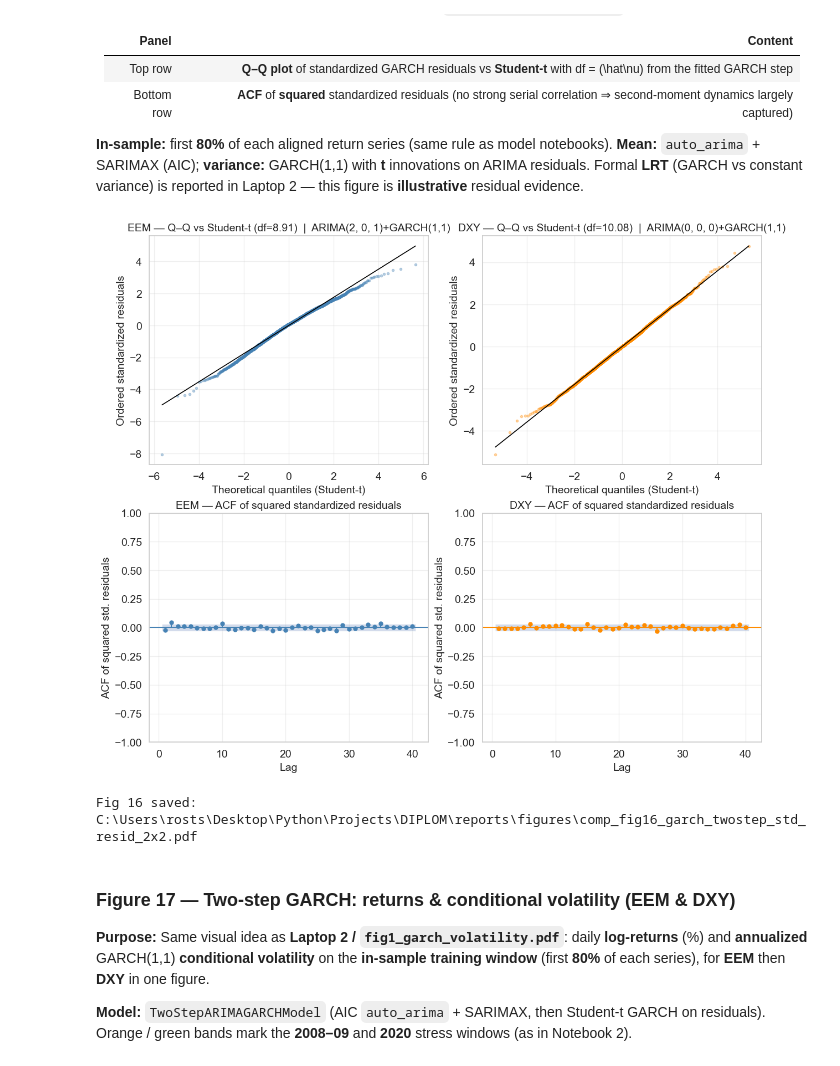
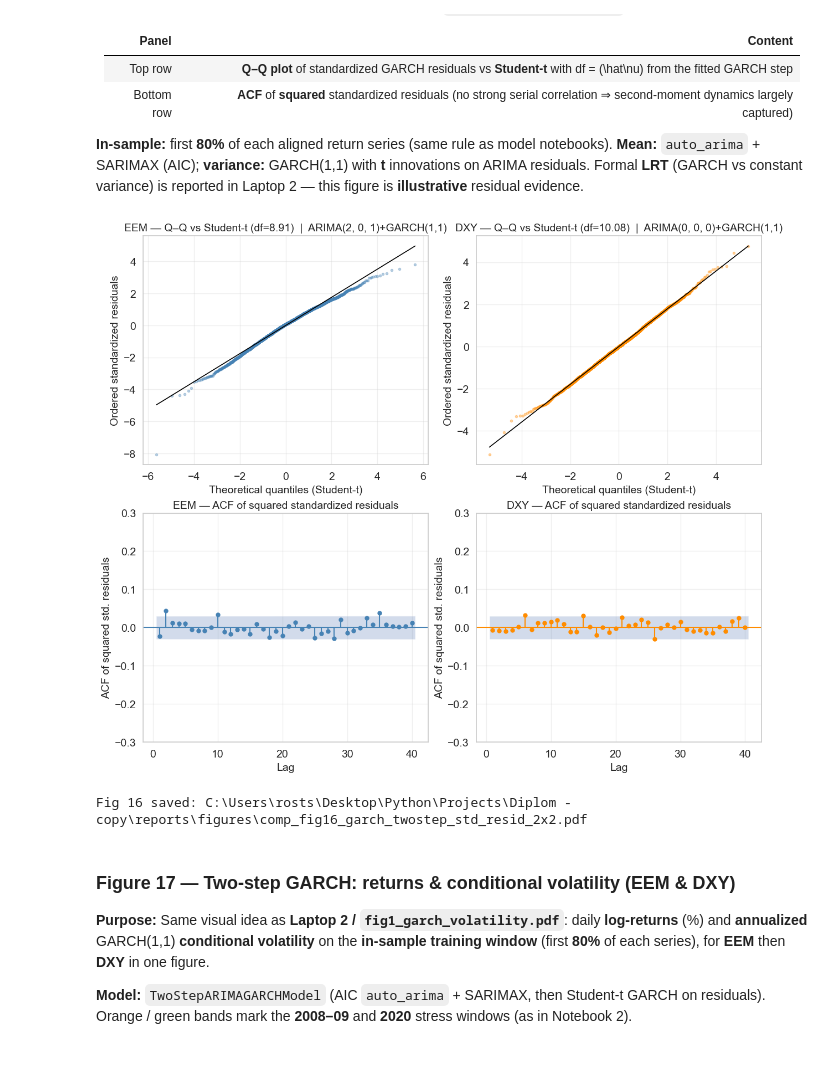
Before and after one commit to KairosPath/BachelorThesis, a Jupyter notebook: 04_comparison.ipynb, the cells around one changed output. Drawn from its saved outputs; the diff is of its cells as text; code cells hidden in the pictures.

```diff
--- a/04_comparison.ipynb
+++ b/04_comparison.ipynb
@@ -667,6 +667,7 @@ for ax, ret, color, name in [
     # Dummy line for legend (empty plot)
     ax.plot([], [], color=color, label=name)
     ax.legend()
+    ax.set_ylim(-0.3, 0.3)
 
 plt.tight_layout(rect=[0, 0, 1, 0.97])
 plt.savefig(OUTDIR / 'comp_fig9_acf.pdf', bbox_inches='tight')
@@ -1007,35 +1008,38 @@ def _acf_sq_f16(ax, z: pd.Series, color: str, title: str):
         alpha=0.05,
         title="",
         color=color,
         vlines_kwargs={"colors": color},
         zero=False
     )
     ax.set_title(title)
     ax.set_xlabel("Lag")
     ax.set_ylabel("ACF of squared std. residuals")
 
 
 z_eem, nu_eem, ord_eem = _fit_garch_std_resid_f16(eem_c)
 z_dxy, nu_dxy, ord_dxy = _fit_garch_std_resid_f16(dxy_c)
 
 fig16, axes16 = plt.subplots(2, 2, figsize=(12, 10), constrained_layout=True)
 _qq_t_f16(
     axes16[0, 0], z_eem, nu_eem, "steelblue",
     f"EEM — Q–Q vs Student-t (df={nu_eem:.2f})  |  ARIMA{ord_eem}+GARCH(1,1)",
 )
 _qq_t_f16(
     axes16[0, 1], z_dxy, nu_dxy, "darkorange",
     f"DXY — Q–Q vs Student-t (df={nu_dxy:.2f})  |  ARIMA{ord_dxy}+GARCH(1,1)",
 )
 _acf_sq_f16(axes16[1, 0], z_eem, "steelblue", "EEM — ACF of squared standardized residuals")
 _acf_sq_f16(axes16[1, 1], z_dxy, "darkorange", "DXY — ACF of squared standardized residuals")
 
+axes16[1, 0].set_ylim(-0.3, 0.3)
+axes16[1, 1].set_ylim(-0.3, 0.3)
+
 plt.savefig(OUTDIR / "comp_fig16_garch_twostep_std_resid_2x2.pdf", bbox_inches="tight")
 plt.show()
 print("Fig 16 saved:", (OUTDIR / "comp_fig16_garch_twostep_std_resid_2x2.pdf").resolve())
 # %% [output]
-[figure, old version]
+[figure, new version]
-Fig 16 saved: C:\Users\rosts\Desktop\Python\Projects\DIPLOM\reports\figures\comp_fig16_garch_twostep_std_resid_2x2.pdf
+Fig 16 saved: C:\Users\rosts\Desktop\Python\Projects\Diplom - copy\reports\figures\comp_fig16_garch_twostep_std_resid_2x2.pdf
 # %% [markdown]
 ### Figure 17 — Two-step GARCH: returns & conditional volatility (EEM & DXY)
 
```
Also changed, not shown: parts of 8 cells of this notebook, 56 other files.
